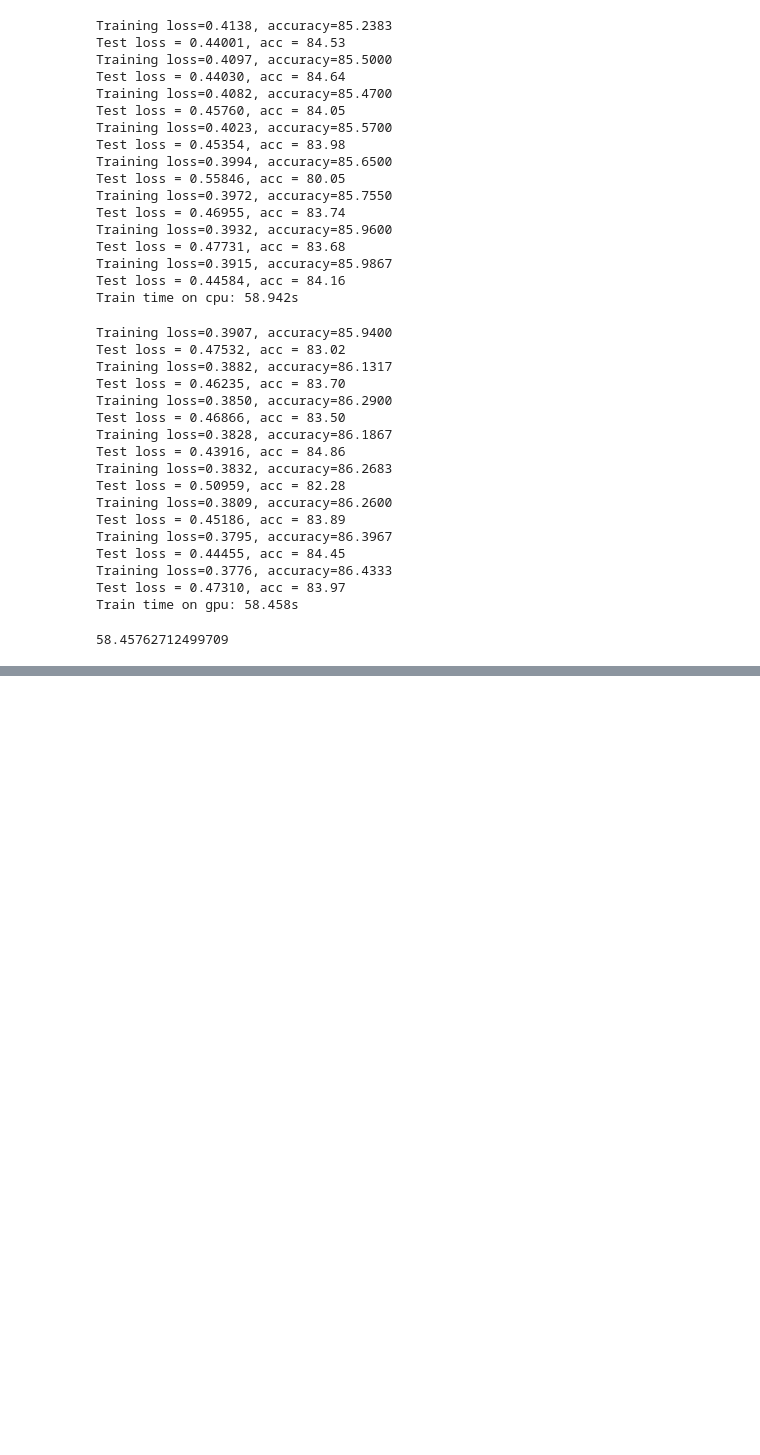
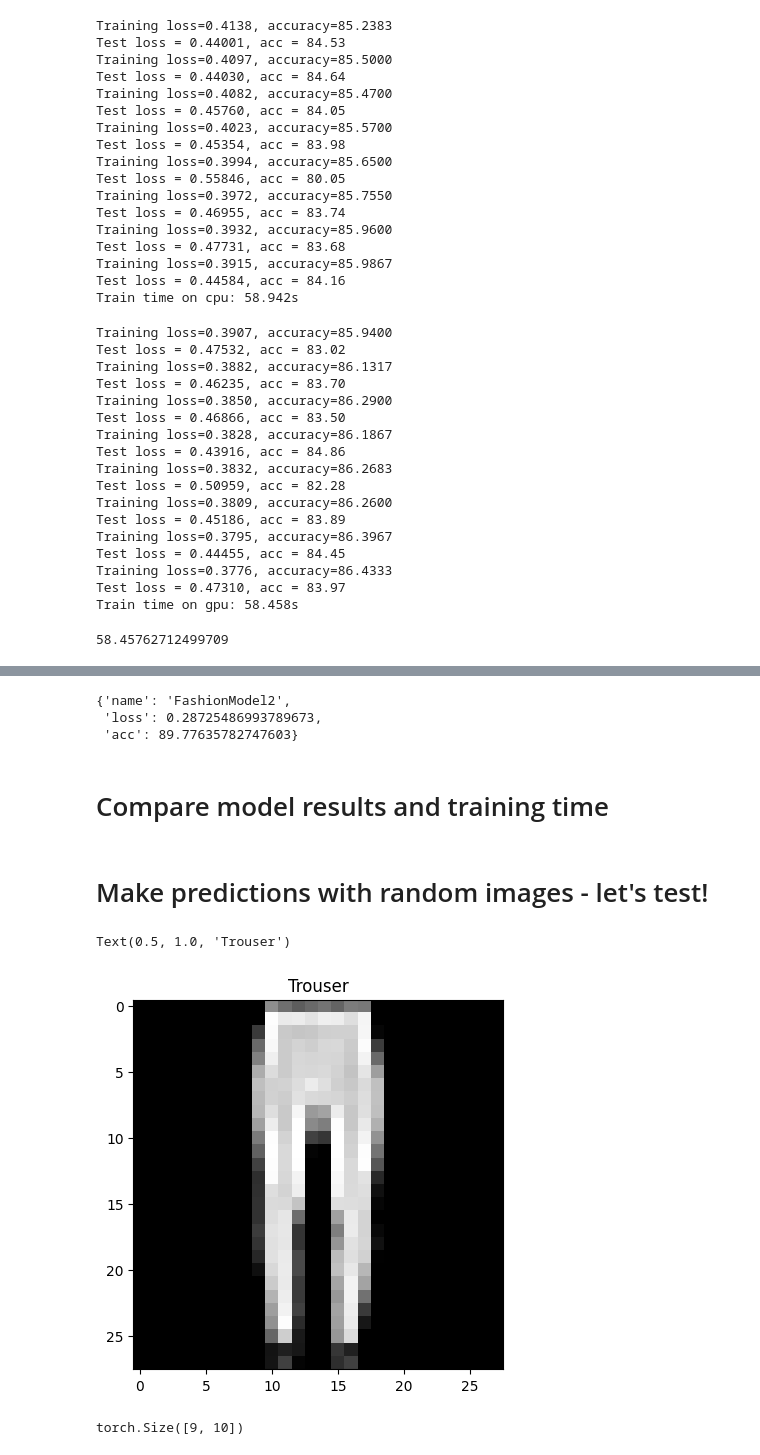
Before and after one commit to johnwee1/machine-learning, a Jupyter notebook: torchvision_cnn.ipynb, the cells around one changed output, grey strips where cells are left out. Saved outputs shown, nothing was run; the diff lists cells and outputs as text; code cells hidden in the pictures; blank space fills up the shorter version.

Commit message:
add CNN model and evaluation code

```diff
--- a/torchvision_cnn.ipynb
+++ b/torchvision_cnn.ipynb
@@ -532,0 +745,10 @@ Train time on gpu: 58.458s
+# %%
+# Let's calculate the model results!
+model_2_res = eval_model(model_2,test_dl,loss_fn,accuracy_fn)
+model_2_res
+# %% [output]
+{'name': 'FashionModel2',
+ 'loss': 0.28725486993789673,
+ 'acc': 89.77635782747603}
+# %% [markdown]
+# Compare model results and training time
@@ -532,0 +767,2 @@ Train time on gpu: 58.458s
+# %% [markdown]
+# Make predictions with random images - let's test!
@@ -532,0 +787,23 @@ Train time on gpu: 58.458s
+# %%
+import random
+test_samples = []
+test_labels = []
+for sample, label in random.sample(list(test_data),k=9):
+    test_samples.append(sample)
+    test_labels.append(label)
+
+
+
+plt.imshow(test_samples[0].squeeze(), cmap='gray')
+plt.title(class_names[test_labels[0]])
+# %% [output]
+Text(0.5, 1.0, 'Trouser')
+[figure, added]
+# %%
+x = make_preds(model_2, test_samples)
+print(x.shape) # will give (9,10).
+
+# you NEED to argmax the dimension that corresponds to the number of feature labels (10)!!!!!
+pred_labels = x.argmax(dim=1)
+# %% [output]
+torch.Size([9, 10])
```
Also changed, not shown: parts of 25 cells of this notebook, 1 other file.
